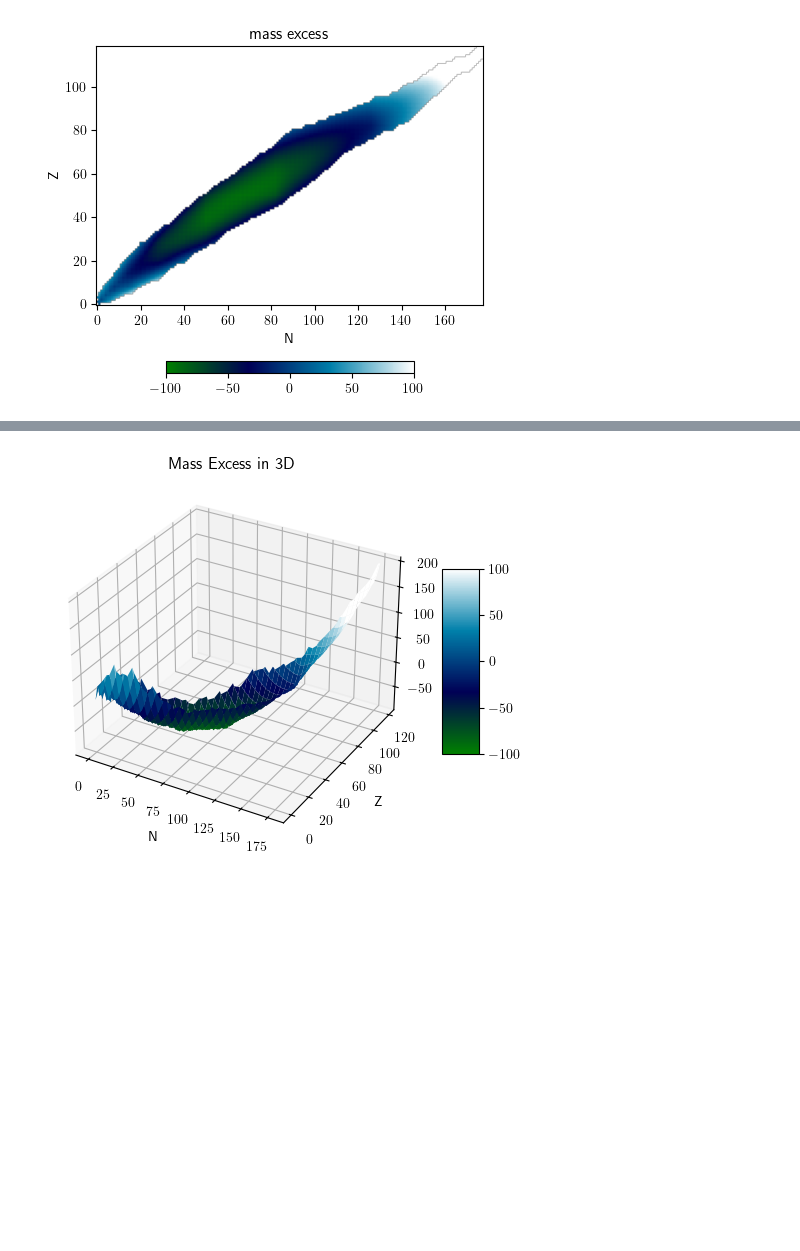
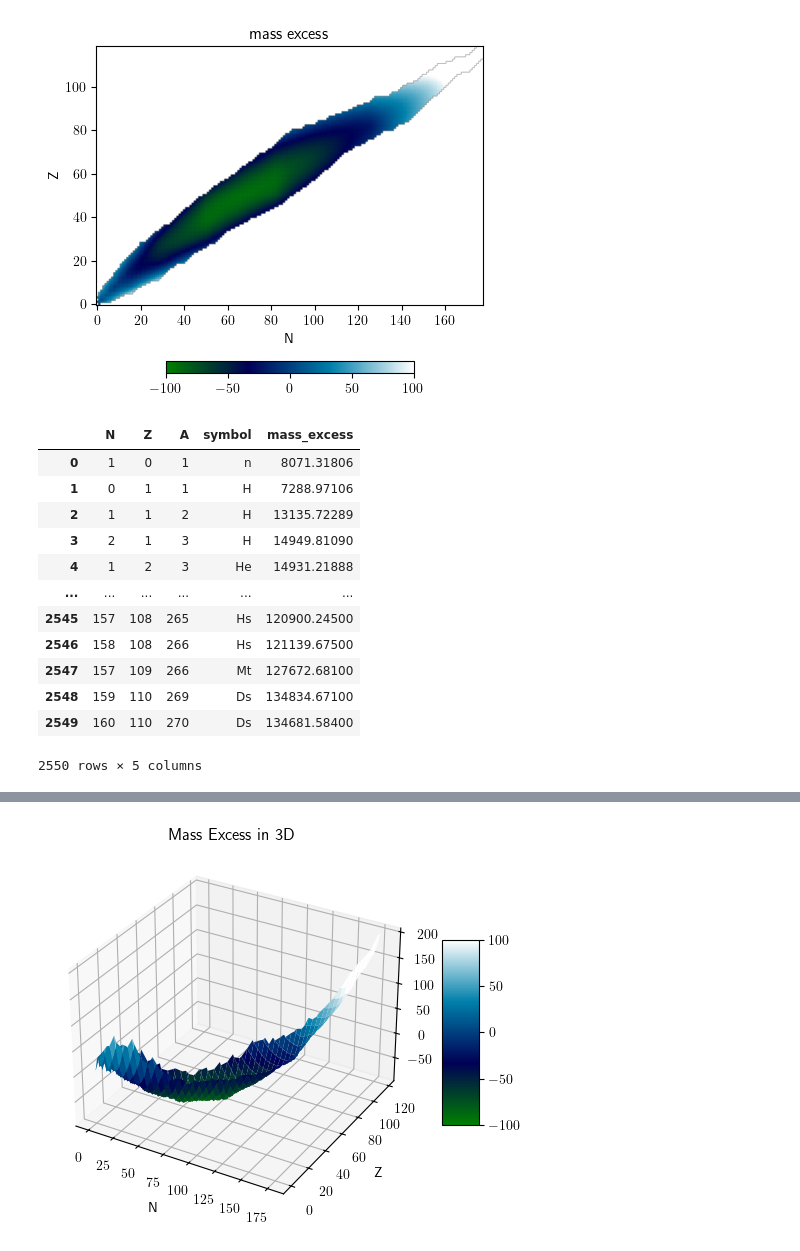
Before and after one commit to catastropiyush/blogosarus, a Jupyter notebook: pynucastro.ipynb, the cells around one changed output, grey strips where cells are left out. Cells and saved outputs as stored; diff of their text form; code cells hidden in the pictures; blank space fills up the shorter version.

```diff
--- a/pynucastro.ipynb
+++ b/pynucastro.ipynb
@@ -253,0 +258,16 @@ rl = pyna.ReacLibLibrary()
+# %%
+df
+# %% [output]
+|  | N | Z | A | symbol | mass_excess |
+| 0 | 1 | 0 | 1 | n | 8071.31806 |
+| 1 | 0 | 1 | 1 | H | 7288.97106 |
+| 2 | 1 | 1 | 2 | H | 13135.72289 |
+| 3 | 2 | 1 | 3 | H | 14949.81090 |
+| 4 | 1 | 2 | 3 | He | 14931.21888 |
+| ... | ... | ... | ... | ... | ... |
+| 2545 | 157 | 108 | 265 | Hs | 120900.24500 |
+| 2546 | 158 | 108 | 266 | Hs | 121139.67500 |
+| 2547 | 157 | 109 | 266 | Mt | 127672.68100 |
+| 2548 | 159 | 110 | 269 | Ds | 134834.67100 |
+| 2549 | 160 | 110 | 270 | Ds | 134681.58400 |
+2550 rows × 5 columns
```
Also changed, not shown: parts of 8 cells of this notebook.
